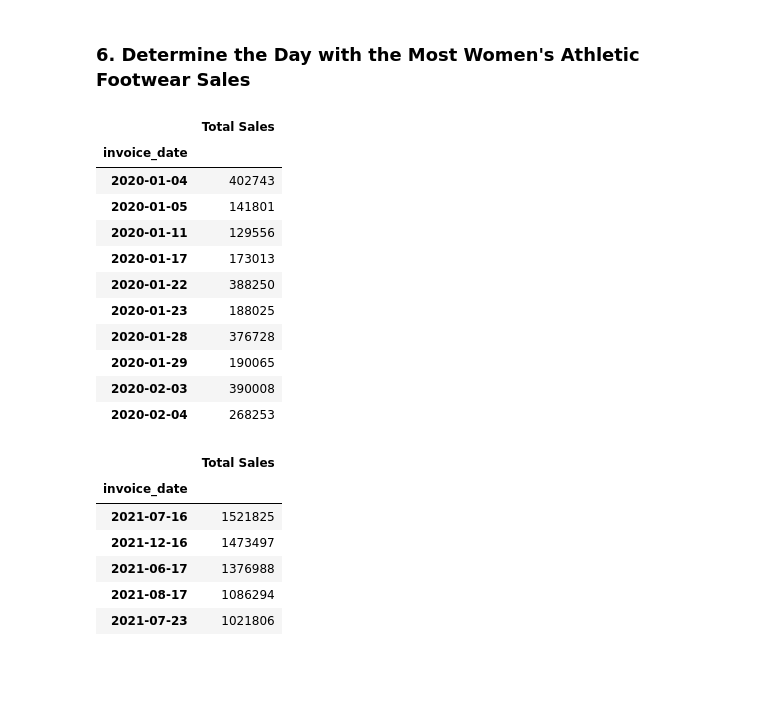
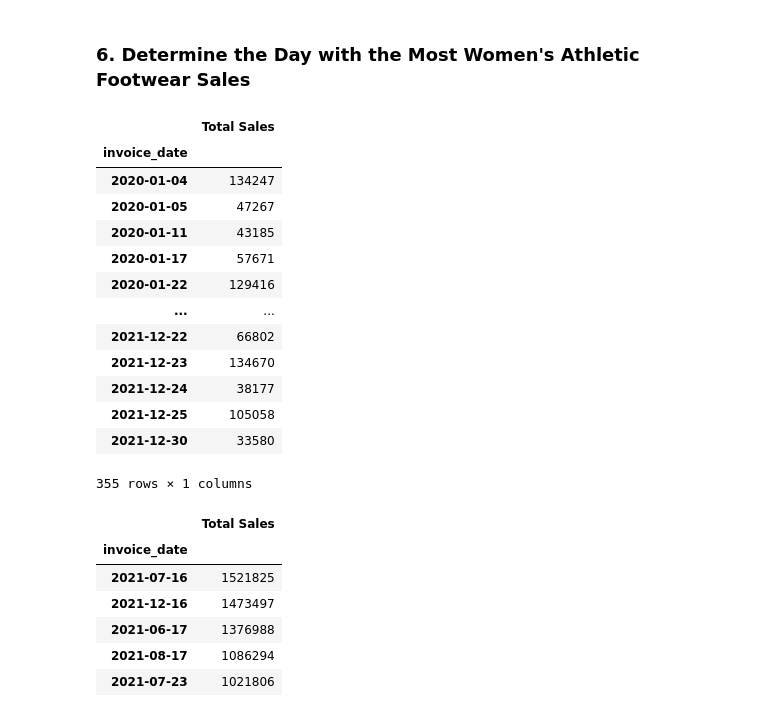
Before and after one commit to Dragon9804/athletic_sales_analysis, a Jupyter notebook: athletic_sales_analysis.ipynb, the cells around one changed output. Cells and saved outputs as stored; diff of their text form; code cells hidden in the pictures; blank space fills up the shorter version.

```diff
--- a/athletic_sales_analysis.ipynb
+++ b/athletic_sales_analysis.ipynb
@@ -387,25 +387,28 @@ womens_salesp_df.head(5)
 ### 6. Determine the Day with the Most Women's Athletic Footwear Sales
 # %%
 # Create a pivot table with the 'invoice_date' column is the index, and the "total_sales" as the values.
-
-
+womens_salesd_df = Womens_filter_df.pivot_table(index = 'invoice_date', values = 'total_sales')
+womens_salesd_df['total_sales'] = womens_salesd_df['total_sales'].astype(int)
 # Optional: Rename the "total_sales" column to "Total Sales"
-
+womens_salesd_df = womens_salesd_df.rename(columns = {'total_sales':'Total Sales'})
 
 # Show the table.
+womens_salesd_df
 # %% [output]
 |  | Total Sales |
 | invoice_date |  |
-| 2020-01-04 | 402743 |
-| 2020-01-05 | 141801 |
-| 2020-01-11 | 129556 |
-| 2020-01-17 | 173013 |
-| 2020-01-22 | 388250 |
-| 2020-01-23 | 188025 |
-| 2020-01-28 | 376728 |
-| 2020-01-29 | 190065 |
-| 2020-02-03 | 390008 |
-| 2020-02-04 | 268253 |
+| 2020-01-04 | 134247 |
+| 2020-01-05 | 47267 |
+| 2020-01-11 | 43185 |
+| 2020-01-17 | 57671 |
+| 2020-01-22 | 129416 |
+| ... | ... |
+| 2021-12-22 | 66802 |
+| 2021-12-23 | 134670 |
+| 2021-12-24 | 38177 |
+| 2021-12-25 | 105058 |
+| 2021-12-30 | 33580 |
+355 rows × 1 columns
 # %%
 # Resample the pivot table into daily bins, and get the total sales for each day.
 
```
